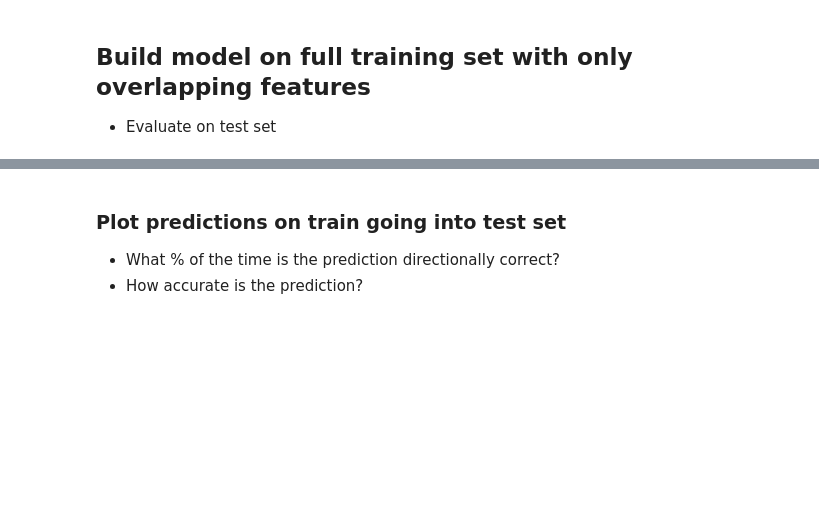
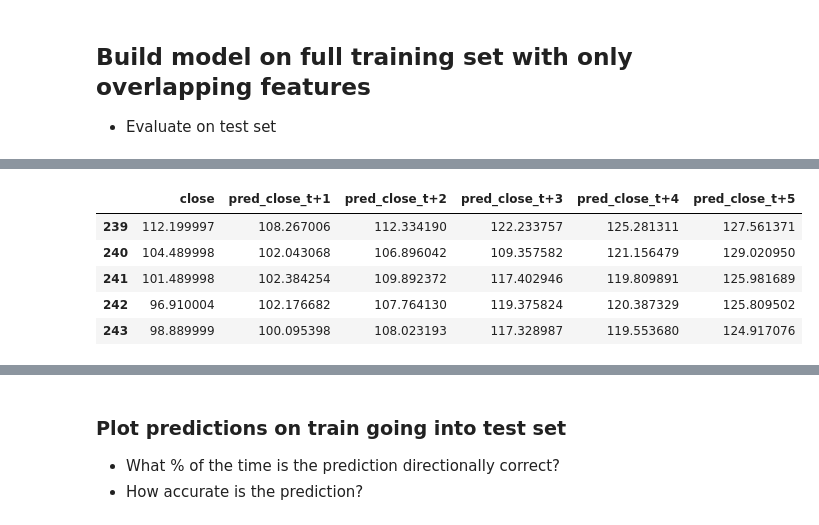
Before and after one commit to asacco-97/multimodal-stock-ranking, a Jupyter notebook: notebooks/gbm_multiple_targets.ipynb, the cells around one changed output, grey strips where cells are left out. Saved outputs shown, nothing was run; the diff lists cells and outputs as text; code cells hidden in the pictures; blank space fills up the shorter version.

```diff
--- a/notebooks/gbm_multiple_targets.ipynb
+++ b/notebooks/gbm_multiple_targets.ipynb
@@ -226,28 +309,3 @@ num_rounds
 # %%
-# Prepare the features and target
-X = df[second_intersection]
-y = df[RESPONSE_VAR]
-
-X_train = train[second_intersection]
-y_train = train[RESPONSE_VAR]
-
-# Parameters for XGBoost
-params = {
-    'objective': 'reg:squarederror',  # Regression task
-    'eval_metric': 'rmse',  # We use RMSE for evaluation
-    'max_depth': 5,
-    'learning_rate': 0.1,
-    'n_estimators': 250,  # Sufficient large number for early stopping
-}
-
-# Convert to DMatrix for XGBoost
-dtrain = xgb.DMatrix(X_train, label=y_train)
-dfull = xgb.DMatrix(X, label=y)
-
-# Train the final model with the best number of rounds
-model = xgb.train(
-    params=params,
-    dtrain=dtrain,
-    num_boost_round=num_rounds
-)
+df[["close", *[f"pred_close_t+{day}" for day in range(1, 6)]]].tail()
 # %% [output]
@@ -255,0 +312,6 @@ Parameters: { "n_estimators" } are not used.
+|  | close | pred_close_t+1 | pred_close_t+2 | pred_close_t+3 | pred_close_t+4 | pred_close_t+5 |
+| 239 | 112.199997 | 108.267006 | 112.334190 | 122.233757 | 125.281311 | 127.561371 |
+| 240 | 104.489998 | 102.043068 | 106.896042 | 109.357582 | 121.156479 | 129.020950 |
+| 241 | 101.489998 | 102.384254 | 109.892372 | 117.402946 | 119.809891 | 125.981689 |
+| 242 | 96.910004 | 102.176682 | 107.764130 | 119.375824 | 120.387329 | 125.809502 |
+| 243 | 98.889999 | 100.095398 | 108.023193 | 117.328987 | 119.553680 | 124.917076 |
```
Also changed, not shown: parts of 21 cells of this notebook, 1 other file.
